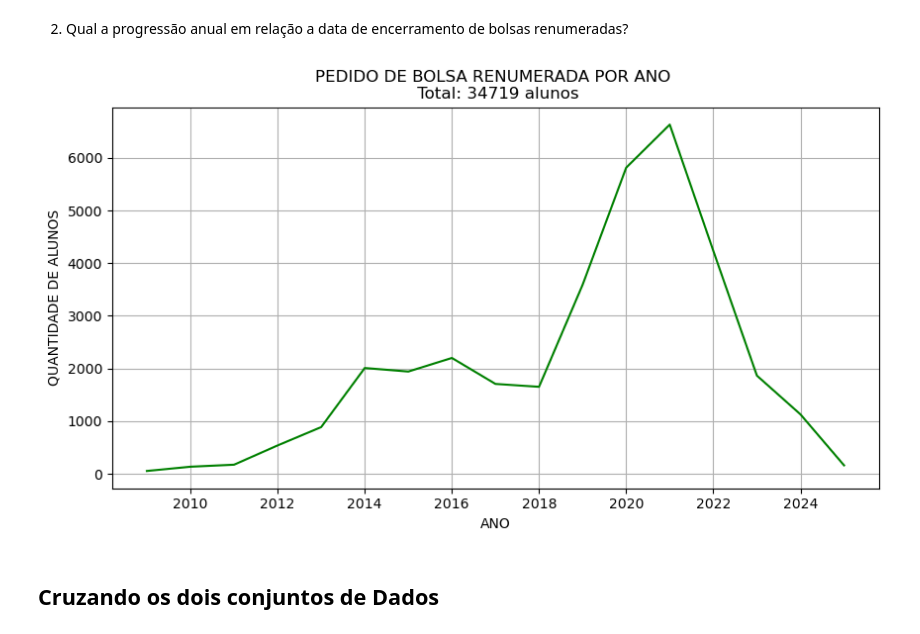
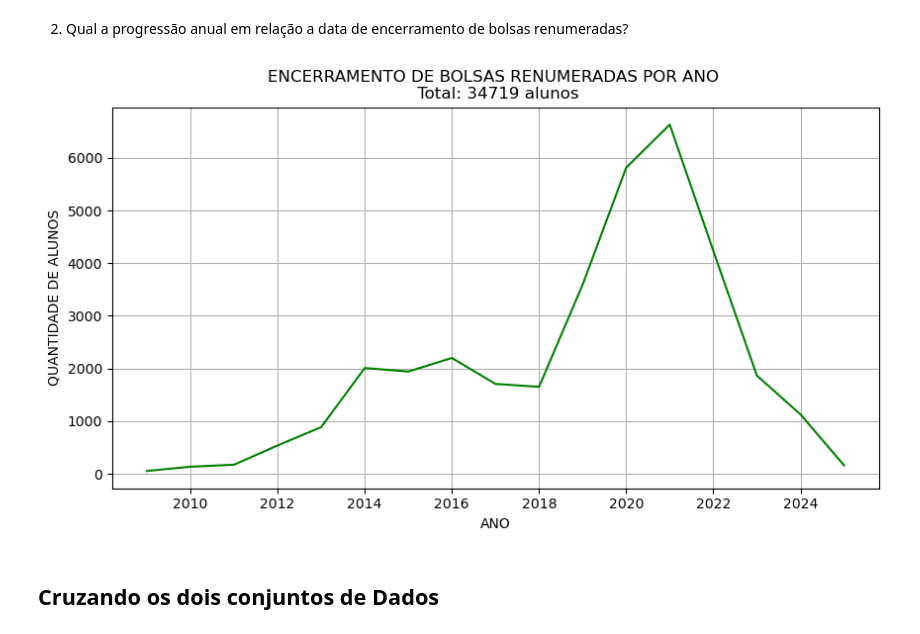
Before and after one commit to riguedes/IC_UFOP, a Jupyter notebook: teste.ipynb, the cells around one changed output. Drawn from its saved outputs; the diff is of its cells as text; code cells hidden in the pictures.

```diff
--- a/teste.ipynb
+++ b/teste.ipynb
@@ -617,13 +632,13 @@ plt.show()
 # %%
 plotagem_um_um = df_um.copy()
 plotagem_um_um.groupby('Data Fim')['Contagem'].sum().plot(color='green', figsize=(10,5), grid=True)
 
-plt.title('PEDIDO DE BOLSA RENUMERADA POR ANO \n Total: ' + str(df_um['Contagem'].sum()) + ' alunos')
+plt.title('ENCERRAMENTO DE BOLSAS RENUMERADAS POR ANO \n Total: ' + str(df_um['Contagem'].sum()) + ' alunos')
 plt.xlabel('ANO')
 plt.ylabel('QUANTIDADE DE ALUNOS')
 plt.show()
 # %% [output]
-[figure, old version]
+[figure, new version]
 # %% [markdown]
 ## Cruzando os dois conjuntos de Dados
 # %% [markdown]
```
Also changed, not shown: parts of 20 cells of this notebook.
